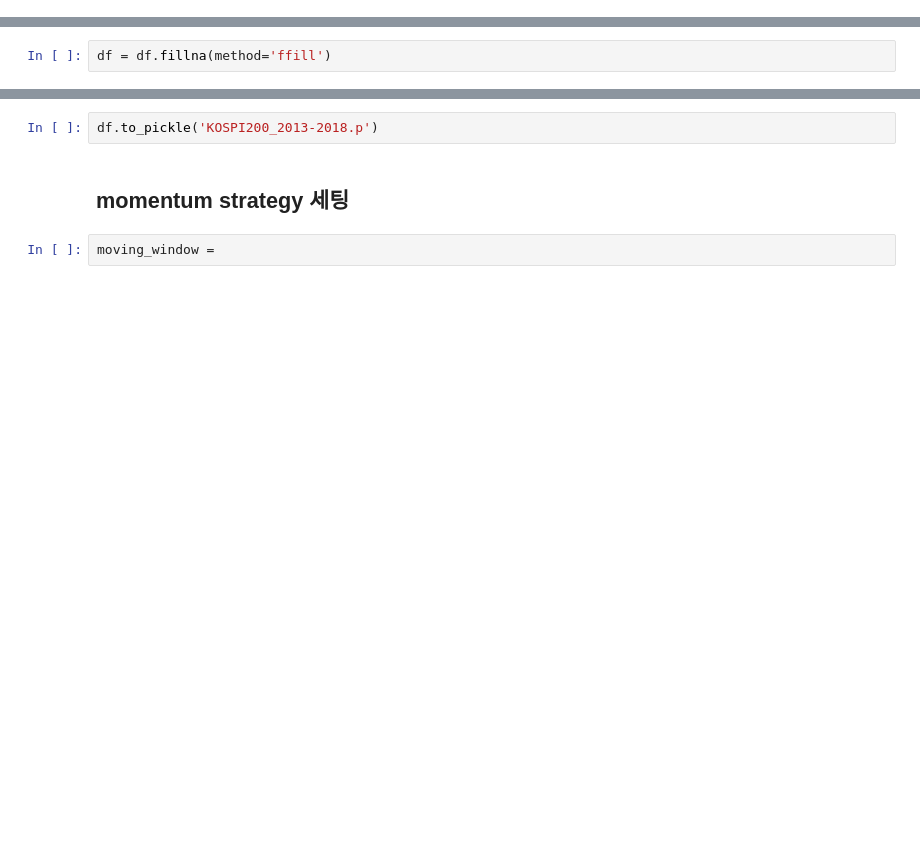
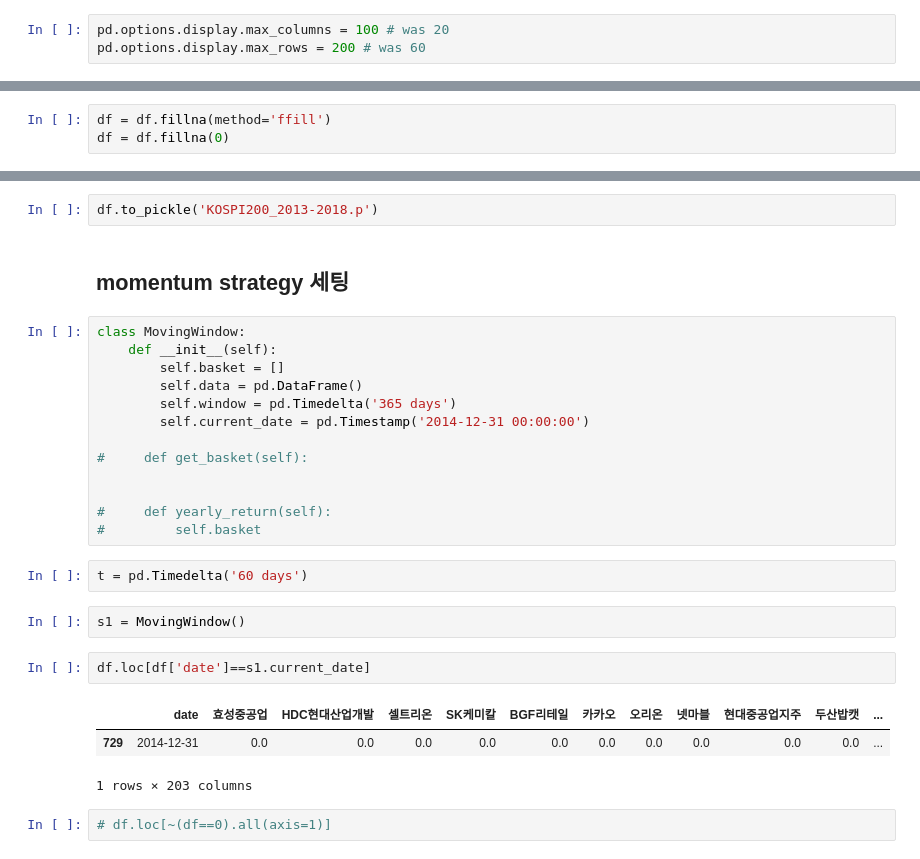
Before and after one commit to jaepil-choi/2018-2_FI_hw1, a Jupyter notebook: strategy1.ipynb, the cells around one changed output, grey strips where cells are left out. Cells and saved outputs as stored; diff of their text form; blank space fills up the shorter version.

Commit message:
make MovingWindow class for momentum.

```diff
--- a/strategy1.ipynb
+++ b/strategy1.ipynb
@@ -3,6 +3,9 @@ import pandas as pd
 import numpy as np
 import matplotlib.pyplot as plt
 import pickle
+# %%
+pd.options.display.max_columns = 100 # was 20
+pd.options.display.max_rows = 200 # was 60
 # %% [markdown]
 <h2>KRX에서 KOSPI200 종목들 이름과 코드 가져옴.</h2>
 코드 참고: http://excelsior-cjh.tistory.com/109
@@ -133,6 +136,7 @@ df.dropna()
 52 rows × 203 columns
 # %%
 df = df.fillna(method='ffill')
+df = df.fillna(0)
 # %%
 df
 # %% [output]
@@ -158,5 +161,28 @@ df
 df.to_pickle('KOSPI200_2013-2018.p')
 # %% [markdown]
 <h2>momentum strategy 세팅</h2>
-# %%
-moving_window =
+# %%
+class MovingWindow:
+    def __init__(self):
+        self.basket = []
+        self.data = pd.DataFrame()
+        self.window = pd.Timedelta('365 days')
+        self.current_date = pd.Timestamp('2014-12-31 00:00:00')
+
+#     def get_basket(self):
+
+
+#     def yearly_return(self):
+#         self.basket
+# %%
+t = pd.Timedelta('60 days')
+# %%
+s1 = MovingWindow()
+# %%
+df.loc[df['date']==s1.current_date]
+# %% [output]
+|  | date | 효성중공업 | HDC현대산업개발 | 셀트리온 | SK케미칼 | BGF리테일 | 카카오 | 오리온 | 넷마블 | 현대중공업지주 | 두산밥캣 | ... |
+| 729 | 2014-12-31 | 0.0 | 0.0 | 0.0 | 0.0 | 0.0 | 0.0 | 0.0 | 0.0 | 0.0 | 0.0 | ... |
+1 rows × 203 columns
+# %%
+# df.loc[~(df==0).all(axis=1)]
```
Also changed, not shown: parts of 2 cells of this notebook, 2 other files.
